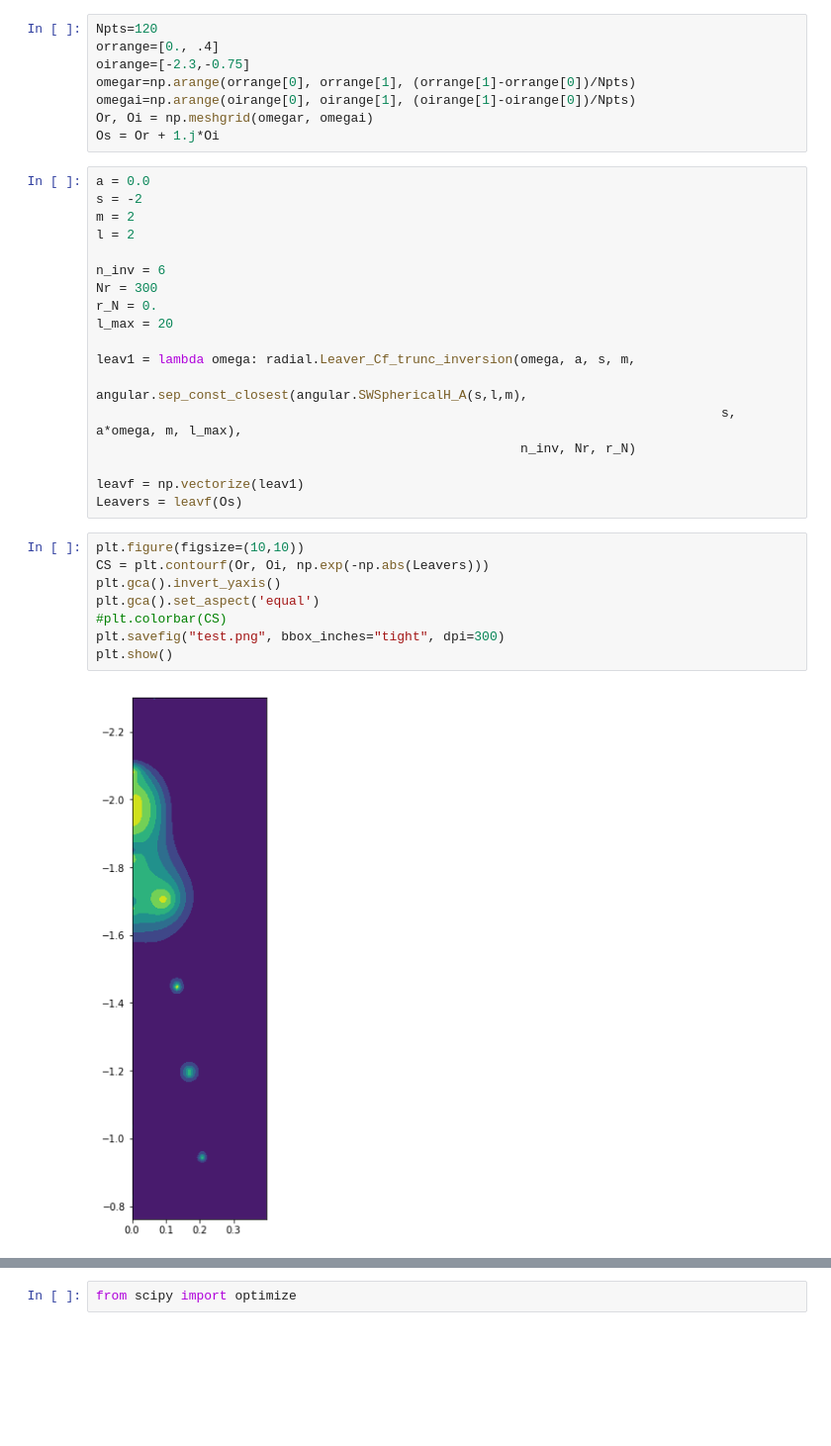
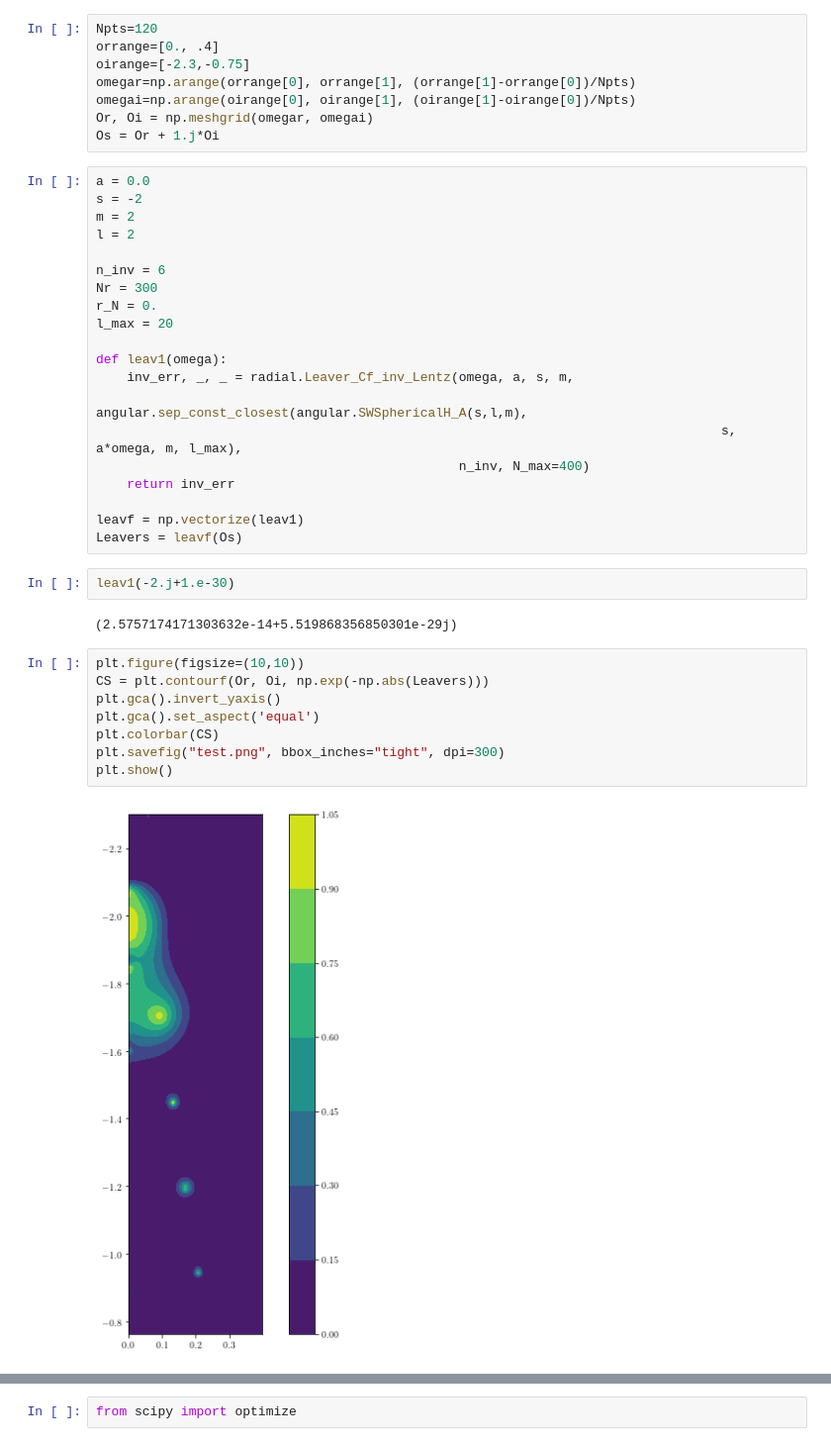
Before and after one commit to duetosymmetry/qnm, a Jupyter notebook: Experiment.ipynb, the cells around one changed output, grey strips where cells are left out. Shown at 99% size. Drawn from its saved outputs; the diff is of its cells as text; blank space fills up the shorter version.

Commit message:
Hook up Lentz method to the rest of the code, save cf_err + iters

```diff
--- a/Experiment.ipynb
+++ b/Experiment.ipynb
@@ -63,23 +63,29 @@ Nr = 300
 r_N = 0.
 l_max = 20
 
-leav1 = lambda omega: radial.Leaver_Cf_trunc_inversion(omega, a, s, m,
-                                                       angular.sep_const_closest(angular.SWSphericalH_A(s,l,m),
+def leav1(omega):
+    inv_err, _, _ = radial.Leaver_Cf_inv_Lentz(omega, a, s, m,
+                                               angular.sep_const_closest(angular.SWSphericalH_A(s,l,m),
                                                                                  s, a*omega, m, l_max),
-                                                       n_inv, Nr, r_N)
+                                               n_inv, N_max=400)
+    return inv_err
 
 leavf = np.vectorize(leav1)
 Leavers = leavf(Os)
+# %%
+leav1(-2.j+1.e-30)
+# %% [output]
+(2.5757174171303632e-14+5.519868356850301e-29j)
 # %%
 plt.figure(figsize=(10,10))
 CS = plt.contourf(Or, Oi, np.exp(-np.abs(Leavers)))
 plt.gca().invert_yaxis()
 plt.gca().set_aspect('equal')
-#plt.colorbar(CS)
+plt.colorbar(CS)
 plt.savefig("test.png", bbox_inches="tight", dpi=300)
 plt.show()
 # %% [output]
-[figure, old version]
+[figure, new version]
 # %%
 plt.figure(figsize=(10,10))
 CS = plt.contourf(Or, Oi, np.angle(Leavers))
```
Also changed, not shown: parts of 26 cells of this notebook, 6 other files.
